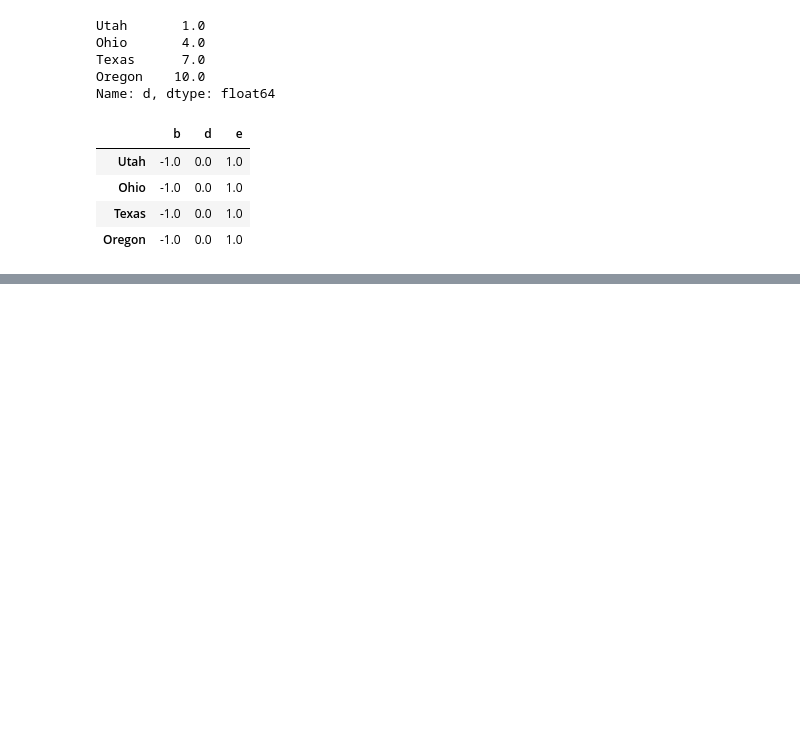
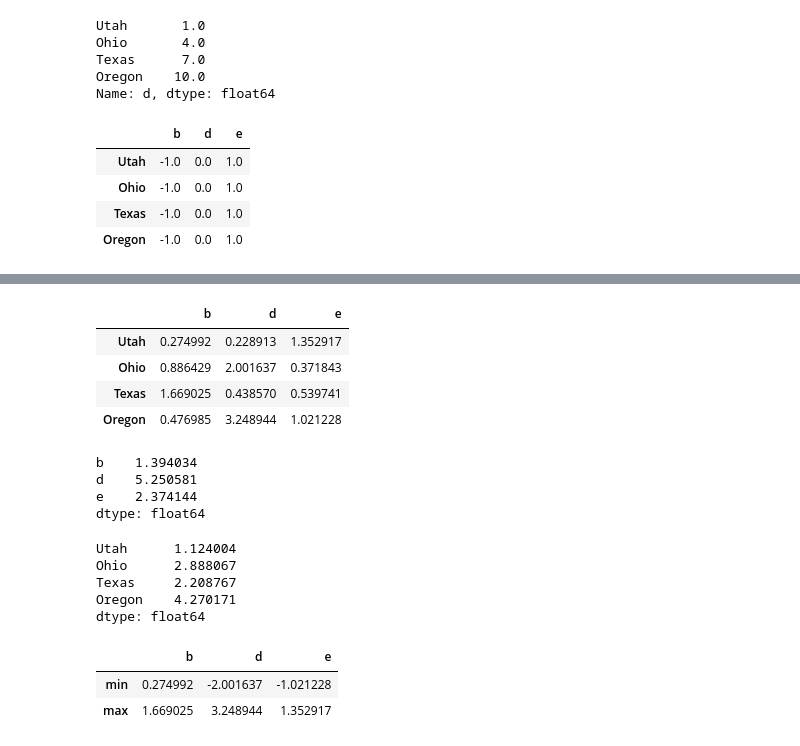
Before and after one commit to kec0130/Python-for-Data-Analysis, a Jupyter notebook: ch05.ipynb, the cells around one changed output, grey strips where cells are left out. Cells and saved outputs as stored; diff of their text form; code cells hidden in the pictures; blank space fills up the shorter version.

```diff
--- a/ch05.ipynb
+++ b/ch05.ipynb
@@ -974,0 +987,32 @@ frame.sub(series3, axis='index')  # 연산을 적용할 축을 로우로 지정(
+# %%
+np.abs(frame)
+# %% [output]
+|  | b | d | e |
+| Utah | 0.274992 | 0.228913 | 1.352917 |
+| Ohio | 0.886429 | 2.001637 | 0.371843 |
+| Texas | 1.669025 | 0.438570 | 0.539741 |
+| Oregon | 0.476985 | 3.248944 | 1.021228 |
+# %%
+f = lambda x: x.max() - x.min()
+frame.apply(f)
+# %% [output]
+b    1.394034
+d    5.250581
+e    2.374144
+dtype: float64
+# %%
+frame.apply(f, axis='columns')
+# %% [output]
+Utah      1.124004
+Ohio      2.888067
+Texas     2.208767
+Oregon    4.270171
+dtype: float64
+# %%
+def f(x):
+    return pd.Series([x.min(), x.max()], index=['min', 'max'])
+frame.apply(f)
+# %% [output]
+|  | b | d | e |
+| min | 0.274992 | -2.001637 | -1.021228 |
+| max | 1.669025 | 3.248944 | 1.352917 |
```
Also changed, not shown: parts of 5 cells of this notebook.
